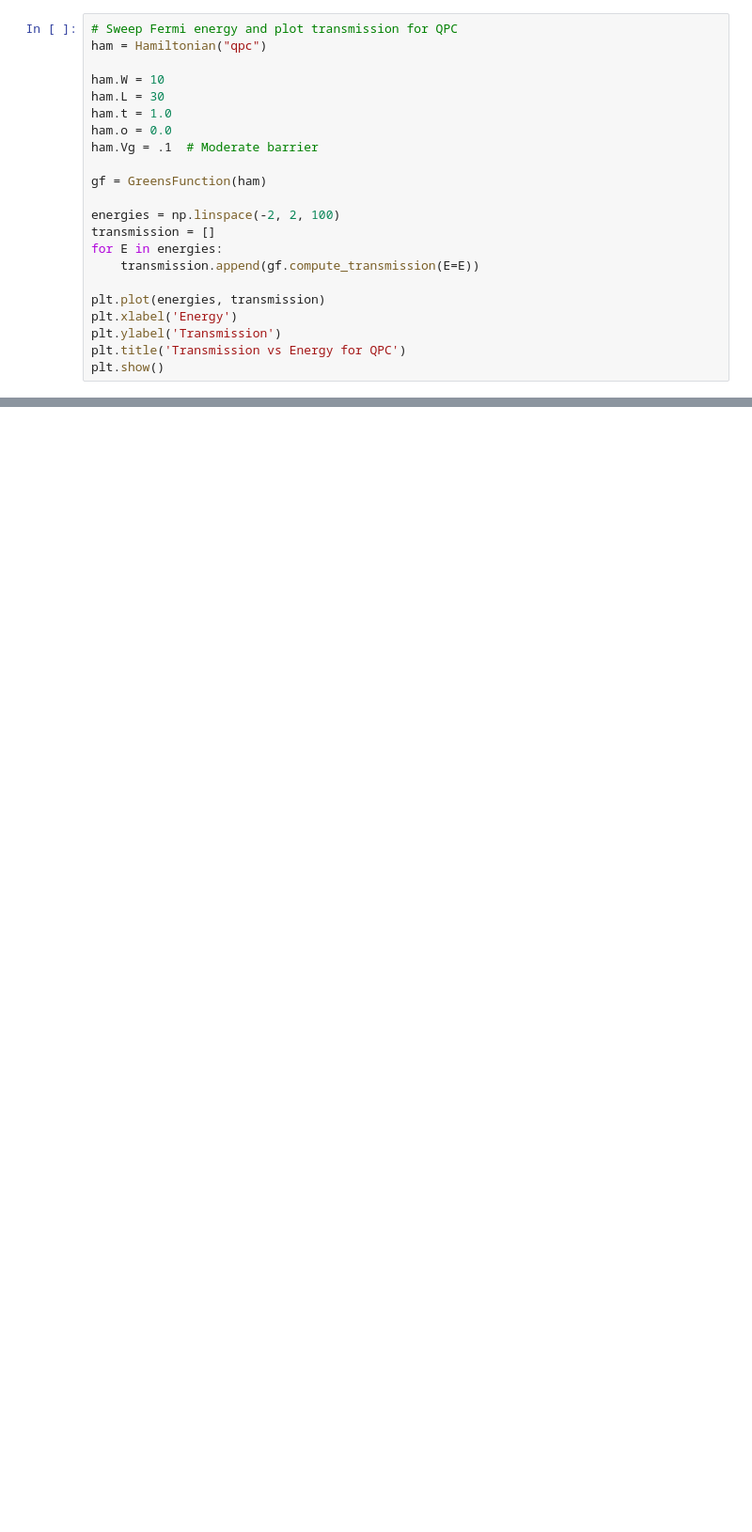
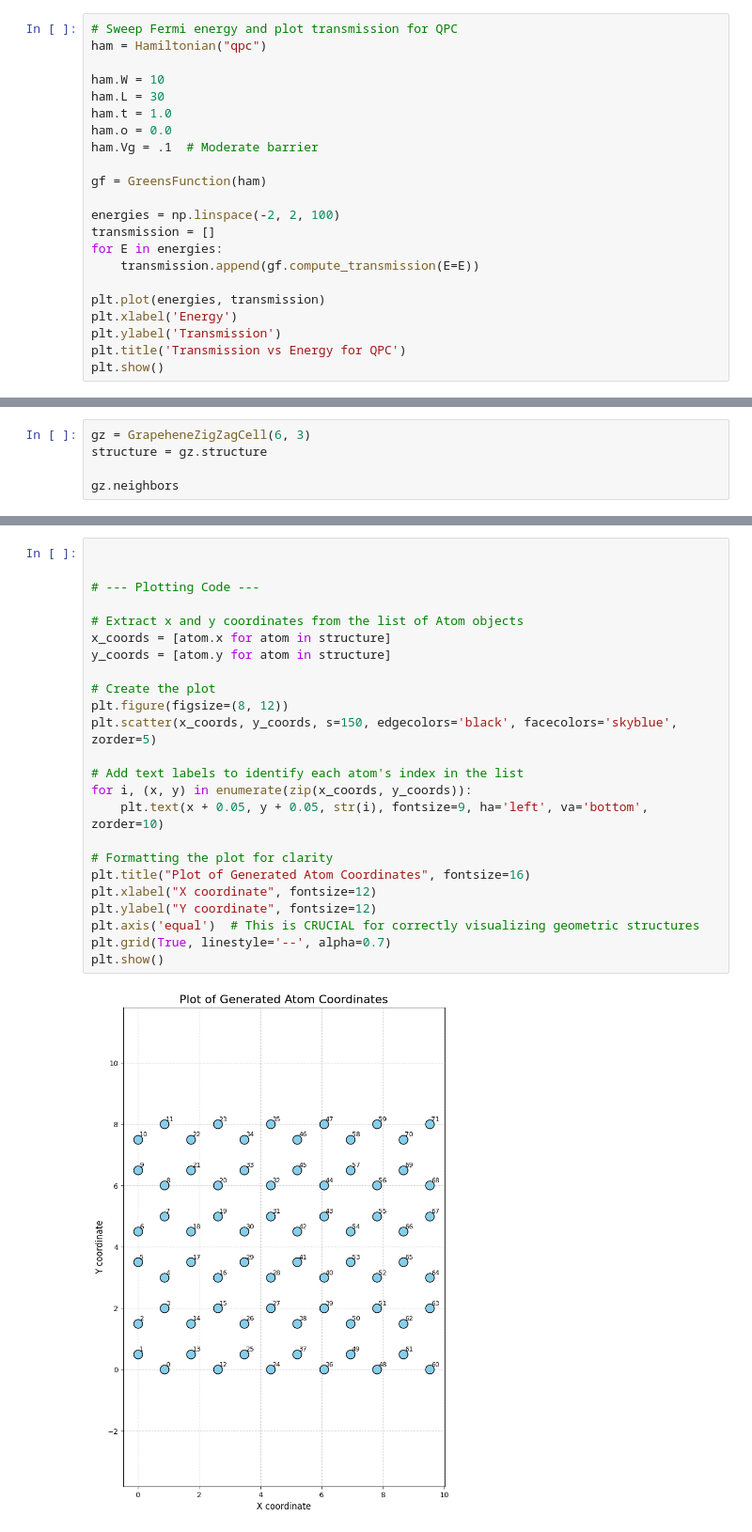
Before and after one commit to nandandiwan/transistorNEGF, a Jupyter notebook: src/test_systems/test.ipynb, the cells around one changed output, grey strips where cells are left out. Shown at 94% size. Saved outputs shown, nothing was run; the diff lists cells and outputs as text; blank space fills up the shorter version.

```diff
--- a/src/test_systems/test.ipynb
+++ b/src/test_systems/test.ipynb
@@ -129,0 +368,5 @@ plt.show()
+# %%
+gz = GrapeheneZigZagCell(6, 3)
+structure = gz.structure
+
+gz.neighbors
@@ -129,0 +415,26 @@ plt.show()
+# %%
+
+
+# --- Plotting Code ---
+
+# Extract x and y coordinates from the list of Atom objects
+x_coords = [atom.x for atom in structure]
+y_coords = [atom.y for atom in structure]
+
+# Create the plot
+plt.figure(figsize=(8, 12))
+plt.scatter(x_coords, y_coords, s=150, edgecolors='black', facecolors='skyblue', zorder=5)
+
+# Add text labels to identify each atom's index in the list
+for i, (x, y) in enumerate(zip(x_coords, y_coords)):
+    plt.text(x + 0.05, y + 0.05, str(i), fontsize=9, ha='left', va='bottom', zorder=10)
+
+# Formatting the plot for clarity
+plt.title("Plot of Generated Atom Coordinates", fontsize=16)
+plt.xlabel("X coordinate", fontsize=12)
+plt.ylabel("Y coordinate", fontsize=12)
+plt.axis('equal')  # This is CRUCIAL for correctly visualizing geometric structures
+plt.grid(True, linestyle='--', alpha=0.7)
+plt.show()
+# %% [output]
+[figure, added]
```
Also changed, not shown: parts of 14 cells of this notebook, 6 other files.
